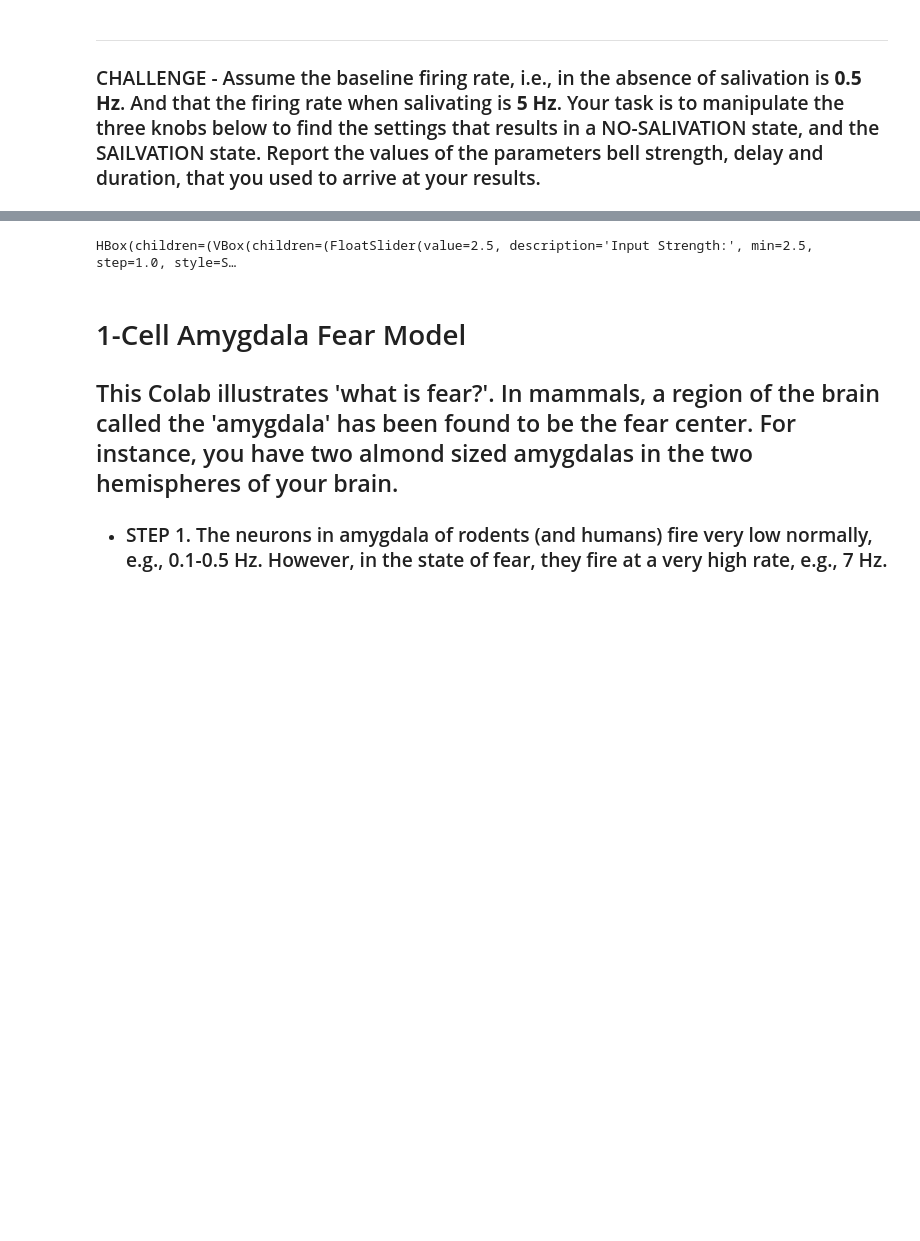
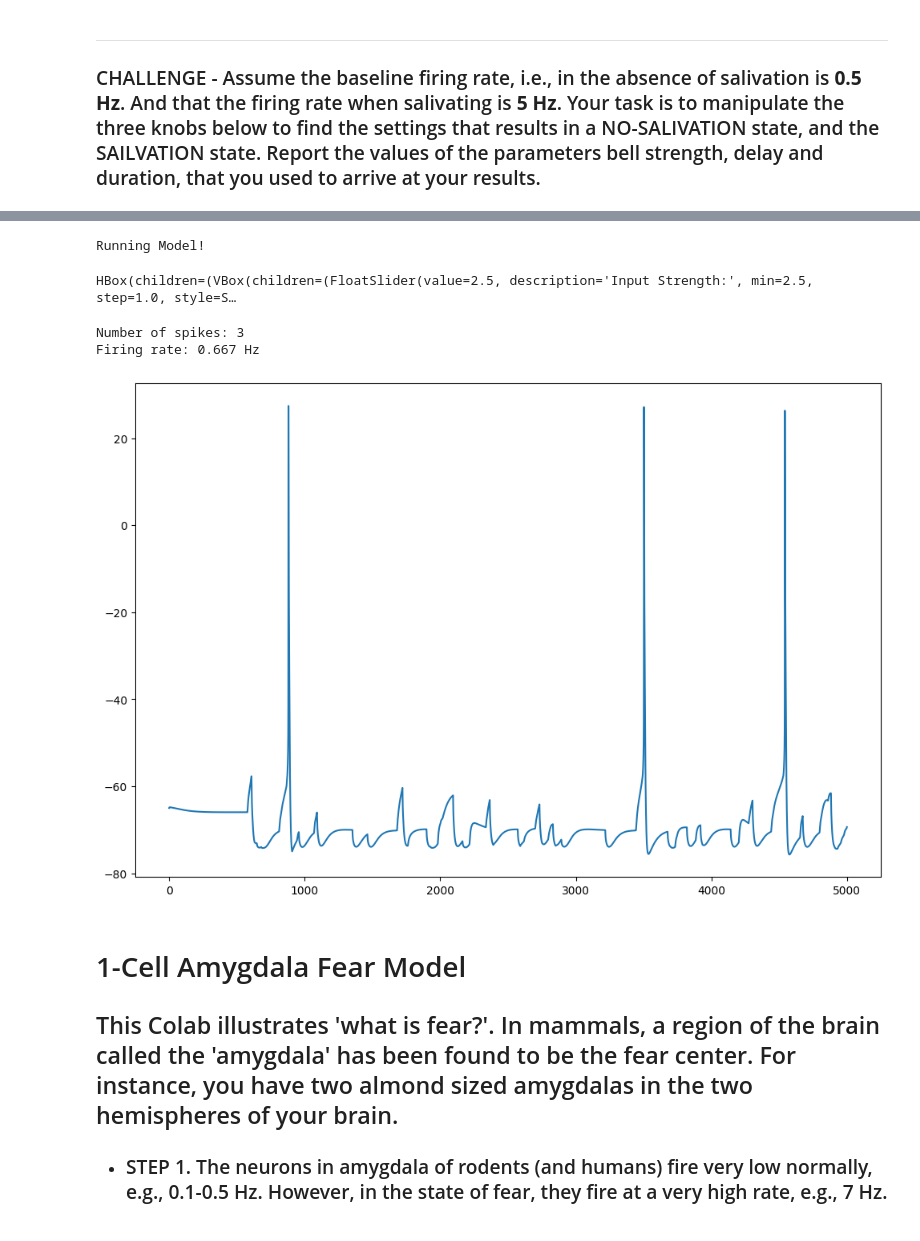
Before and after one commit to GregGlickert/Fear-Lesson-Plans, a Jupyter notebook: Lesson-1-What-is-Fear/What-is-Fear.ipynb, the cells around one changed output, grey strips where cells are left out. Saved outputs shown, nothing was run; the diff lists cells and outputs as text; code cells hidden in the pictures; blank space fills up the shorter version.

```diff
--- a/Lesson-1-What-is-Fear/What-is-Fear.ipynb
+++ b/Lesson-1-What-is-Fear/What-is-Fear.ipynb
@@ -38,6 +36,7 @@ if(os.path.exists('x86_64')==False):
 # %%
 #@title run model
 from neuron import h
+from neuron.units import ms, mV
 import matplotlib.pyplot as plt
 import numpy as np
 from bmtk.utils.reports.spike_trains import PoissonSpikeGenerator
@@ -109,7 +108,8 @@ def model(PN_weight=None, PV_weight=None):
     t.record(h._ref_t)  # dereferences and records data
     Soma_v.record(cell.soma[0](0.5)._ref_v)
 
-    h.run()
+    h.finitialize(h.v_init * mV)  # runs sims
+    h.continuerun(h.tstop * ms)
 
     fig, ax = plt.subplots(1, 1, sharex=True, figsize=(12, 8))
 
@@ -121,35 +121,39 @@ def model(PN_weight=None, PV_weight=None):
 
     # Calculate number of spikes
     num_spikes = len(spike_times_array)
 
     # Calculate firing rate (spikes per second)
     if h.tstop > 0:
-        firing_rate = num_spikes / (h.tstop / 1000)  # Convert to seconds
+        firing_rate = round(num_spikes / (4500 / 1000),3)  # Convert to seconds
     else:
         firing_rate = 0.0
 
     # Print results
     print("Number of spikes:", num_spikes)
     print("Firing rate:", firing_rate, "Hz")
 
     ax.plot(t, Soma_v)
     plt.show()
 
 # Create sliders
 PN_weight_slider = widgets.FloatSlider(value=2.5, min=2.5, max=100.0, step=1, description='Input Strength:',style=dict(description_width='initial'))
 
 # Create Run button
 run_button = widgets.Button(description="Run")
 run_button.on_click(run_model)
 
 # Arrange widgets using HBox and VBox
 slider_box = widgets.VBox([PN_weight_slider])
 controls_box = widgets.HBox([slider_box, run_button])
 
 # Display widgets
 display(controls_box)
 # %% [output]
-HBox(children=(VBox(children=(FloatSlider(value=2.5, description='Input Strength:', min=2.5, step=1.0, style=S…
+Running Model!
+HBox(children=(VBox(children=(FloatSlider(value=2.5, description='Input Strength:', min=2.5, step=1.0, style=S…
+Number of spikes: 3
+Firing rate: 0.667 Hz
+[figure, added]
 # %% [markdown]
 # 1-Cell Amygdala Fear Model
 ## This Colab illustrates 'what is fear?'. In mammals, a region of the brain called the 'amygdala' has been found to be the fear center. For instance, you have two almond sized amygdalas in the two hemispheres of your brain.
```
Also changed, not shown: parts of 2 cells of this notebook, 3 other files.
